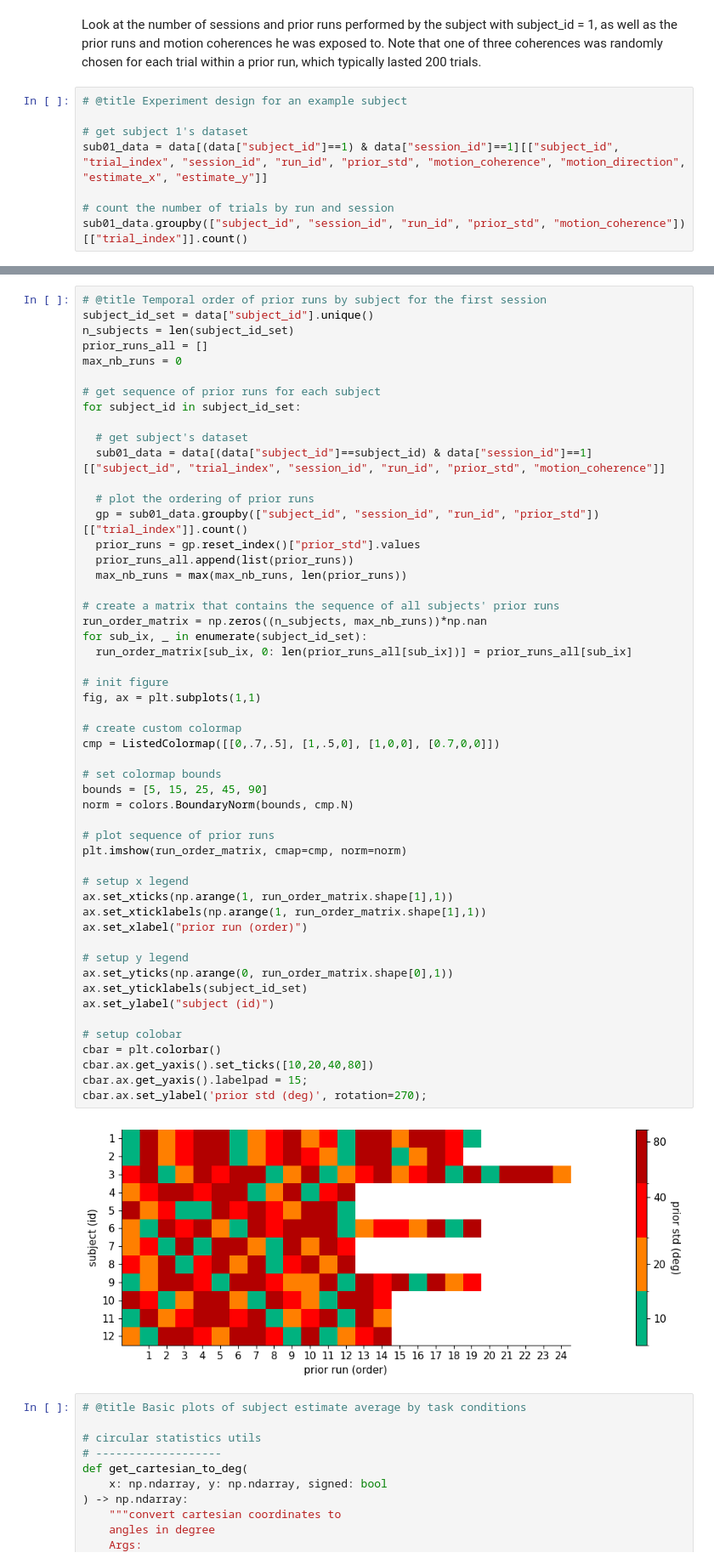
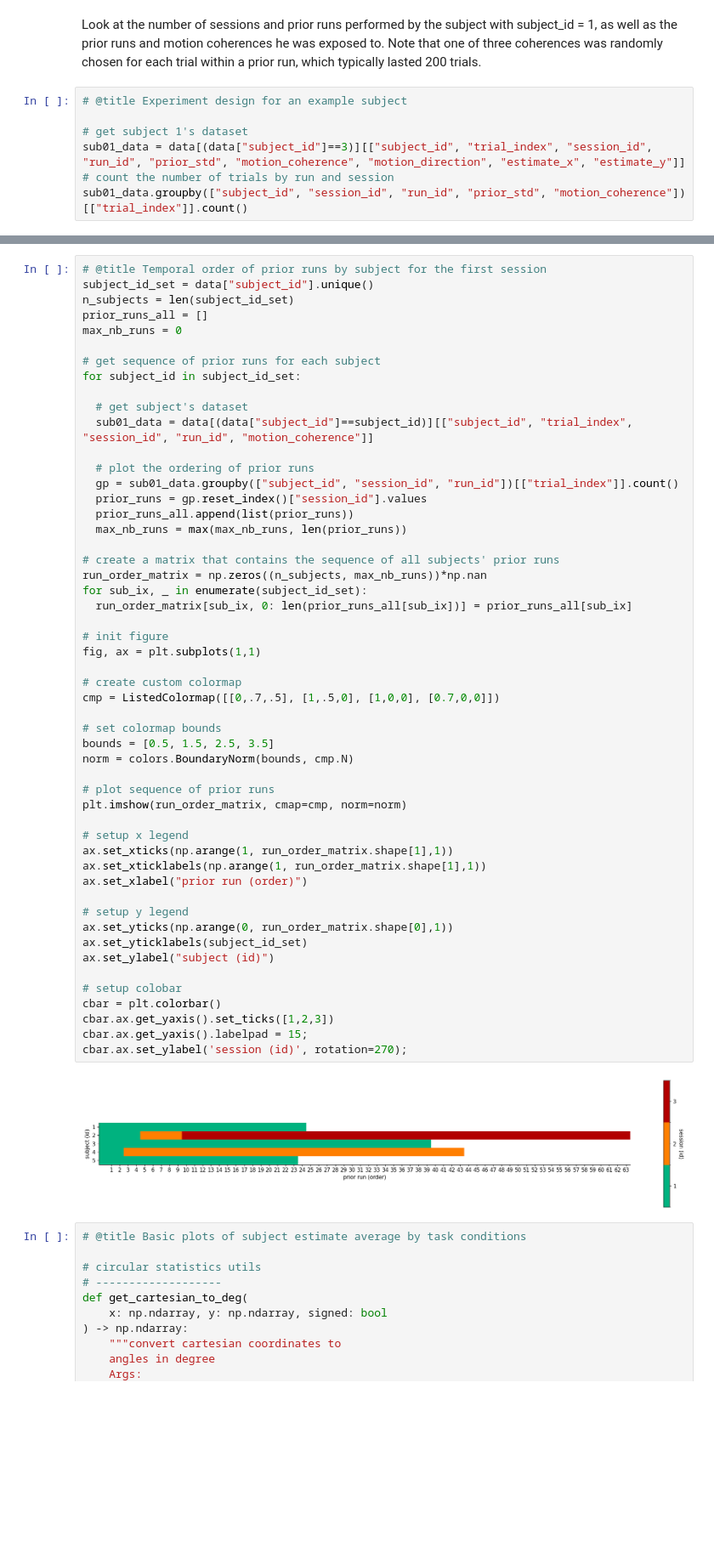
Before and after one commit to yifanzha-97/Neuro-Academy, a Jupyter notebook: projects/behavior_and_theory/laquitaine_human_errors.ipynb, the cells around one changed output, grey strips where cells are left out. Shown: that part at 85% size. Drawn from its saved outputs; the diff is of its cells as text; blank space fills up the shorter version.

```diff
--- a/projects/behavior_and_theory/laquitaine_human_errors.ipynb
+++ b/projects/behavior_and_theory/laquitaine_human_errors.ipynb
@@ -75,8 +74,7 @@ Note that one of three coherences was randomly chosen for each trial within a pr
 # @title Experiment design for an example subject
 
 # get subject 1's dataset
-sub01_data = data[(data["subject_id"]==1) & data["session_id"]==1][["subject_id", "trial_index", "session_id", "run_id", "prior_std", "motion_coherence", "motion_direction", "estimate_x", "estimate_y"]]
-
+sub01_data = data[(data["subject_id"]==3)][["subject_id", "trial_index", "session_id", "run_id", "prior_std", "motion_coherence", "motion_direction", "estimate_x", "estimate_y"]]
 # count the number of trials by run and session
 sub01_data.groupby(["subject_id", "session_id", "run_id", "prior_std", "motion_coherence"])[["trial_index"]].count()
 # %% [output]
@@ -109,11 +103,11 @@ max_nb_runs = 0
 for subject_id in subject_id_set:
 
   # get subject's dataset
-  sub01_data = data[(data["subject_id"]==subject_id) & data["session_id"]==1][["subject_id", "trial_index", "session_id", "run_id", "prior_std", "motion_coherence"]]
+  sub01_data = data[(data["subject_id"]==subject_id)][["subject_id", "trial_index", "session_id", "run_id", "motion_coherence"]]
 
   # plot the ordering of prior runs
-  gp = sub01_data.groupby(["subject_id", "session_id", "run_id", "prior_std"])[["trial_index"]].count()
-  prior_runs = gp.reset_index()["prior_std"].values
+  gp = sub01_data.groupby(["subject_id", "session_id", "run_id"])[["trial_index"]].count()
+  prior_runs = gp.reset_index()["session_id"].values
   prior_runs_all.append(list(prior_runs))
   max_nb_runs = max(max_nb_runs, len(prior_runs))
 
@@ -121,37 +115,37 @@ for subject_id in subject_id_set:
 run_order_matrix = np.zeros((n_subjects, max_nb_runs))*np.nan
 for sub_ix, _ in enumerate(subject_id_set):
   run_order_matrix[sub_ix, 0: len(prior_runs_all[sub_ix])] = prior_runs_all[sub_ix]
 
 # init figure
 fig, ax = plt.subplots(1,1)
 
 # create custom colormap
 cmp = ListedColormap([[0,.7,.5], [1,.5,0], [1,0,0], [0.7,0,0]])
 
 # set colormap bounds
-bounds = [5, 15, 25, 45, 90]
+bounds = [0.5, 1.5, 2.5, 3.5]
 norm = colors.BoundaryNorm(bounds, cmp.N)
 
 # plot sequence of prior runs
 plt.imshow(run_order_matrix, cmap=cmp, norm=norm)
 
 # setup x legend
 ax.set_xticks(np.arange(1, run_order_matrix.shape[1],1))
 ax.set_xticklabels(np.arange(1, run_order_matrix.shape[1],1))
 ax.set_xlabel("prior run (order)")
 
 # setup y legend
 ax.set_yticks(np.arange(0, run_order_matrix.shape[0],1))
 ax.set_yticklabels(subject_id_set)
 ax.set_ylabel("subject (id)")
 
 # setup colobar
 cbar = plt.colorbar()
-cbar.ax.get_yaxis().set_ticks([10,20,40,80])
+cbar.ax.get_yaxis().set_ticks([1,2,3])
 cbar.ax.get_yaxis().labelpad = 15;
-cbar.ax.set_ylabel('prior std (deg)', rotation=270);
+cbar.ax.set_ylabel('session (id)', rotation=270);
 # %% [output]
-[figure, old version]
+[figure, new version]
 # %%
 # @title Basic plots of subject estimate average by task conditions
 
```
Also changed, not shown: parts of 6 cells of this notebook.
